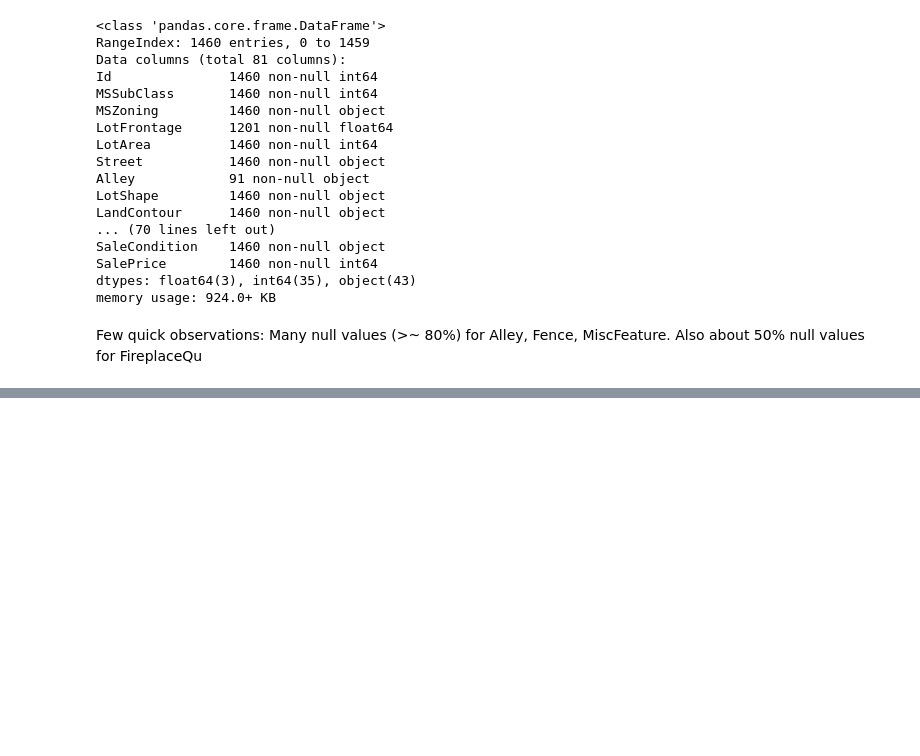
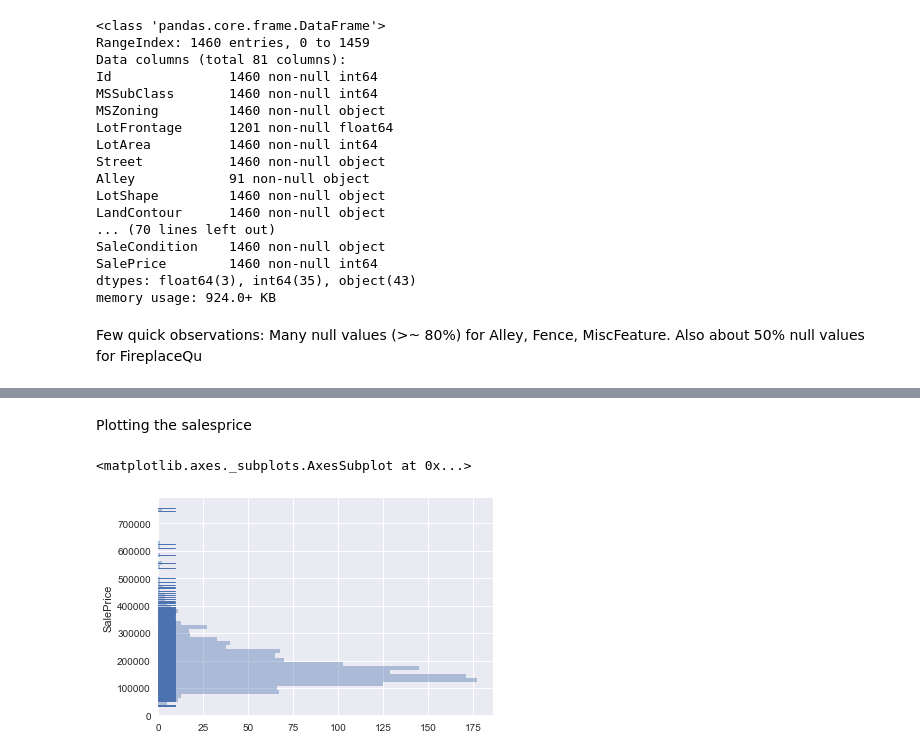
Before and after one commit to sushant2811/KaggleHousingPrices, a Jupyter notebook: KaggleHousingPrices.ipynb, the cells around one changed output, grey strips where cells are left out. Saved outputs shown, nothing was run; the diff lists cells and outputs as text; code cells hidden in the pictures; blank space fills up the shorter version.

Commit message:
Fun with distplot function of seaborn library

```diff
--- a/KaggleHousingPrices.ipynb
+++ b/KaggleHousingPrices.ipynb
@@ -70,0 +152,8 @@ Also about 50% null values for FireplaceQu
+# %% [markdown]
+Plotting the salesprice
+# %%
+#histogram
+sns.distplot(train_df['SalePrice'], kde = False, rug = True, vertical=True)
+# %% [output]
+<matplotlib.axes._subplots.AxesSubplot at 0x...>
+[figure, added]
```
Also changed, not shown: parts of 16 cells of this notebook.
